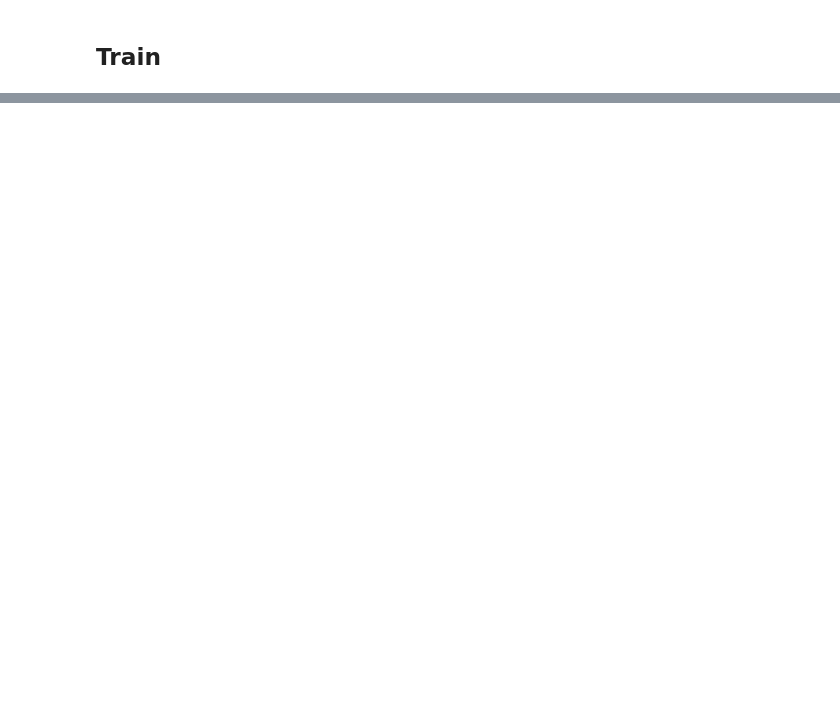
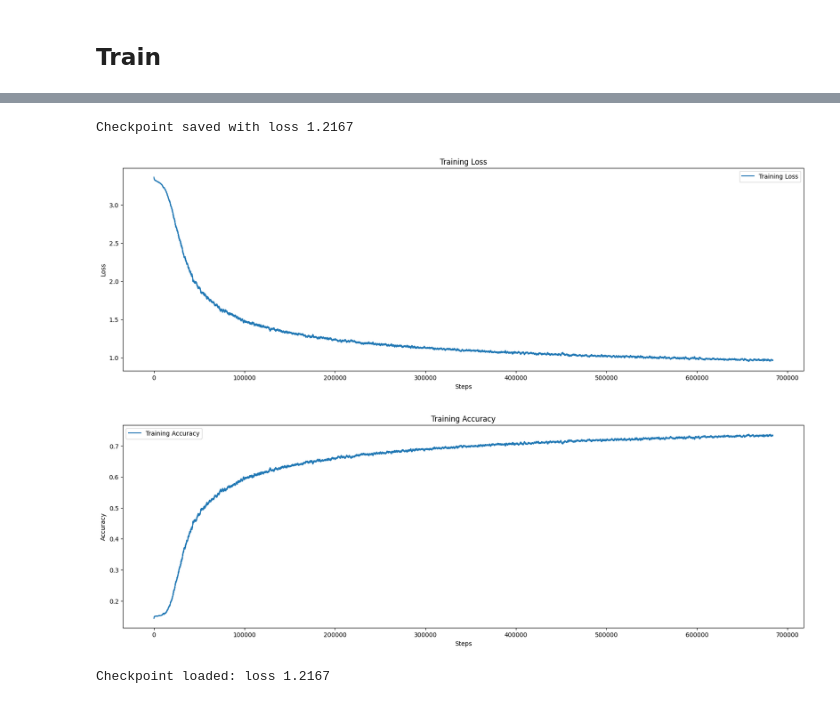
Before and after one commit to ethan-w-roland/AUNN, a Jupyter notebook: shakespeare.ipynb, the cells around one changed output, grey strips where cells are left out. Saved outputs shown, nothing was run; the diff lists cells and outputs as text; code cells hidden in the pictures; blank space fills up the shorter version.

```diff
--- a/shakespeare.ipynb
+++ b/shakespeare.ipynb
@@ -281,12 +179,13 @@ print(lbl)
+# %%
+char2id = {ch: i for i, ch in enumerate(all_chars)}
+id2char = {i: ch for i, ch in enumerate(all_chars)}
+tokens = [char2id[ch] for ch in text]
 # %% [markdown]
 ## Train
 # %%
 # Hyperparameters
-
-embedd_dim = 128
-num_layers = 12    # Must be even and at least 2 (bc of skip connections)
+num_layers = 8    # Must be even and at least 2 (bc of skip connections)
 hidden_dim = 512  # Size of hidden layers
-output_dim = 2
-batch_size = 4096
-num_epochs = 50000
+batch_size = 8192
+num_epochs = 10000
 # %%
@@ -306,0 +197,7 @@ print(len(train_bitstring))
+# %%
+lr = 1e-4
+criterion = nn.CrossEntropyLoss()
+optimizer = optim.AdamW(model.parameters(), lr=lr)
+# %%
+train_data = torch.tensor(tokens, dtype=torch.uint8).to(device)
+print(len(train_data))
@@ -380,4 +298,6 @@ save_checkpoint(model, {
     'output_dim': output_dim,
     'num_layers': num_layers,
     'hidden_dim': hidden_dim
-}, optimizer, losses, filename="mnist/checkpoint.pth")
+}, optimizer, losses, filename="shakespeare/checkpoint.pth")
+# %% [output]
+Checkpoint saved with loss 1.2167
@@ -458,0 +304,40 @@ print(lbl2)
+# %%
+# Plot the loss curve
+downsample = 2
+window = 1000
+
+temp = []
+for epoch in losses[num_batches*2::downsample]:
+    avg = np.mean(epoch)
+    temp.append(avg)
+temp = np.convolve(temp, np.ones(window)/window, mode='valid')
+
+plt.figure(figsize=(20, 6))
+plt.plot(temp, label="Training Loss")
+plt.xlabel("Steps")
+plt.ylabel("Loss")
+plt.title("Training Loss")
+plt.legend()
+plt.show()
+
+# Plot the accuracy curve
+temp = []
+for epoch in accuracies[num_batches*2::downsample]:
+    avg = np.mean(epoch)
+    temp.append(avg)
+temp = np.convolve(temp, np.ones(window)/window, mode='valid')
+
+plt.figure(figsize=(20, 6))
+plt.plot(temp, label="Training Accuracy")
+plt.xlabel("Steps")
+plt.ylabel("Accuracy")
+plt.title("Training Accuracy")
+plt.legend()
+plt.show()
+# %% [output]
+[figure, added]
+[figure, added]
+# %%
+model, optimizer, losses = load_checkpoint("shakespeare/checkpoint.pth")
+# %% [output]
+Checkpoint loaded: loss 1.2167
```
Also changed, not shown: parts of 17 cells of this notebook, 4 other files.
